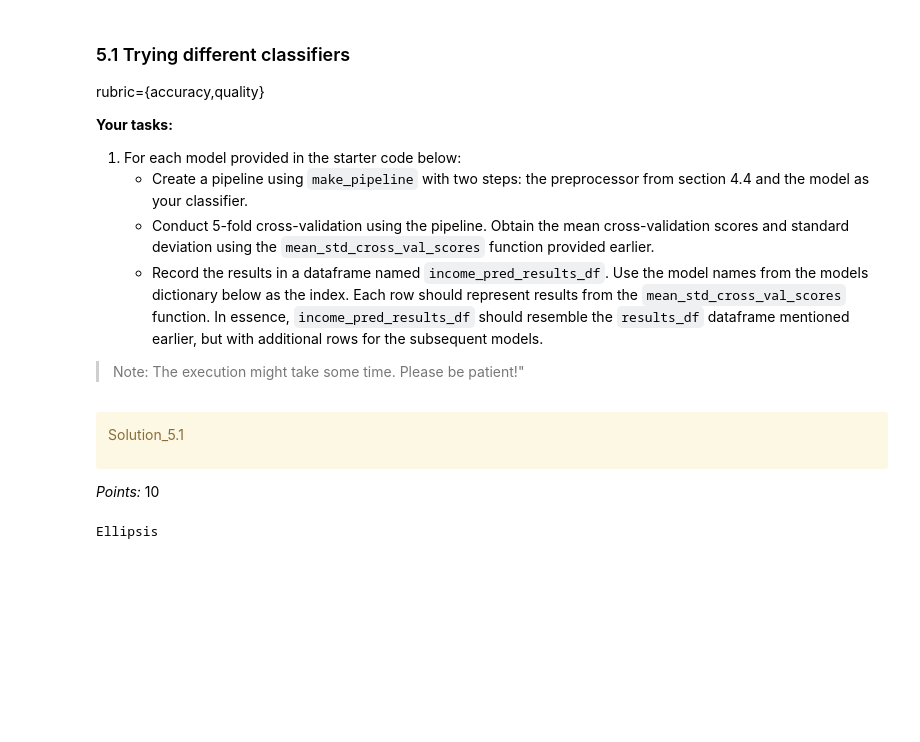
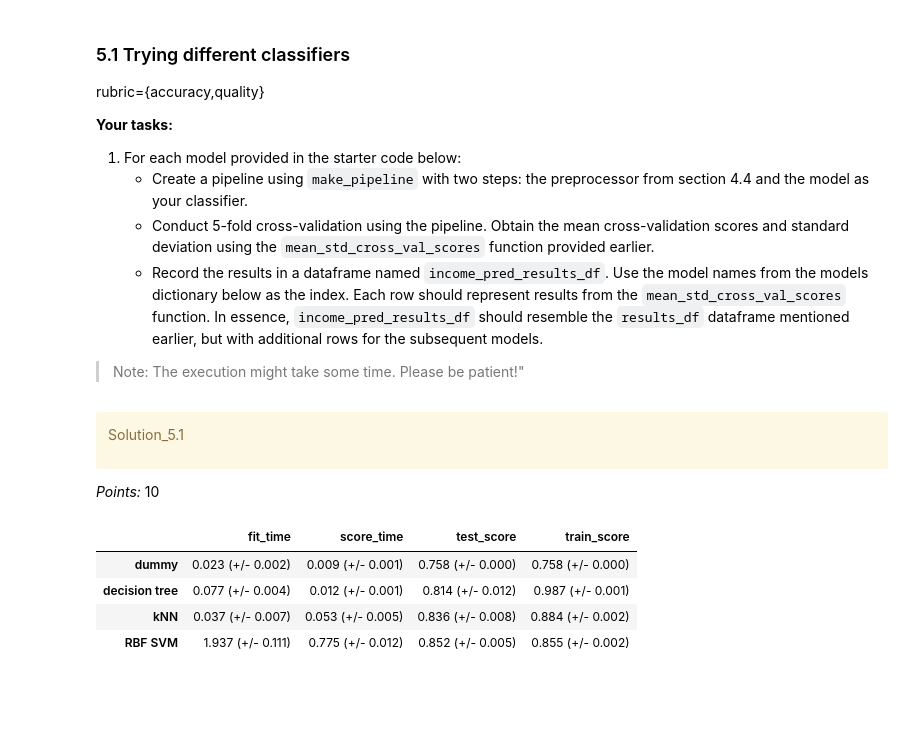
Before and after one commit to samintisar/CPSC330_HW3, a Jupyter notebook: hw3.ipynb, the cells around one changed output. Cells and saved outputs as stored; diff of their text form; code cells hidden in the pictures; blank space fills up the shorter version.

```diff
--- a/hw3.ipynb
+++ b/hw3.ipynb
@@ -775,7 +772,19 @@ income_pred_results_df = None
-# %%
-...
-# %% [output]
-Ellipsis
+# %%
+for model_name, model in models.items():
+    pipe = make_pipeline(preprocessor, model)
+    results_dict[model_name] = mean_std_cross_val_scores(
+        pipe, X_train, y_train, cv=5, return_train_score=True
+    )
+
+income_pred_results_df = pd.DataFrame(results_dict).T
+
+income_pred_results_df
+# %% [output]
+|  | fit_time | score_time | test_score | train_score |
+| dummy | 0.023 (+/- 0.002) | 0.009 (+/- 0.001) | 0.758 (+/- 0.000) | 0.758 (+/- 0.000) |
+| decision tree | 0.077 (+/- 0.004) | 0.012 (+/- 0.001) | 0.814 (+/- 0.012) | 0.987 (+/- 0.001) |
+| kNN | 0.037 (+/- 0.007) | 0.053 (+/- 0.005) | 0.836 (+/- 0.008) | 0.884 (+/- 0.002) |
+| RBF SVM | 1.937 (+/- 0.111) | 0.775 (+/- 0.012) | 0.852 (+/- 0.005) | 0.855 (+/- 0.002) |
 # %% [markdown]
 <!-- END QUESTION -->
 
```
Also changed, not shown: parts of 10 cells of this notebook.
